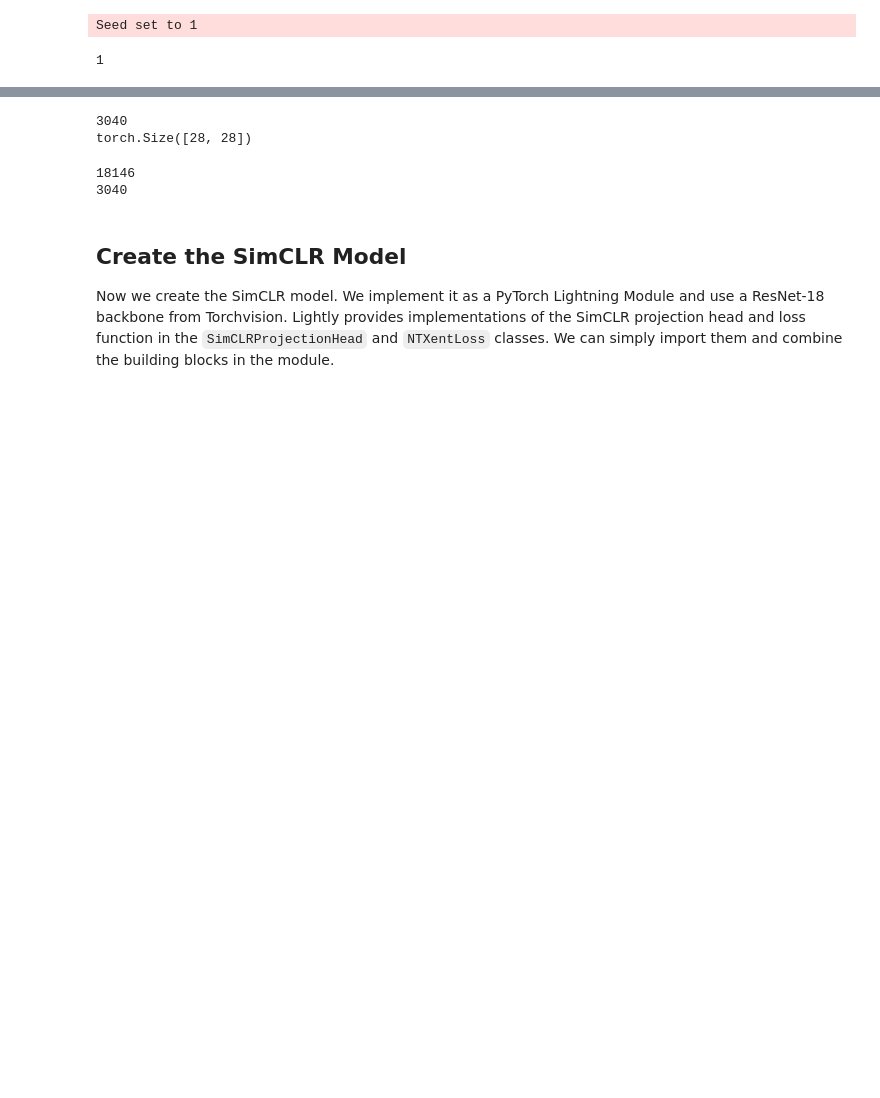
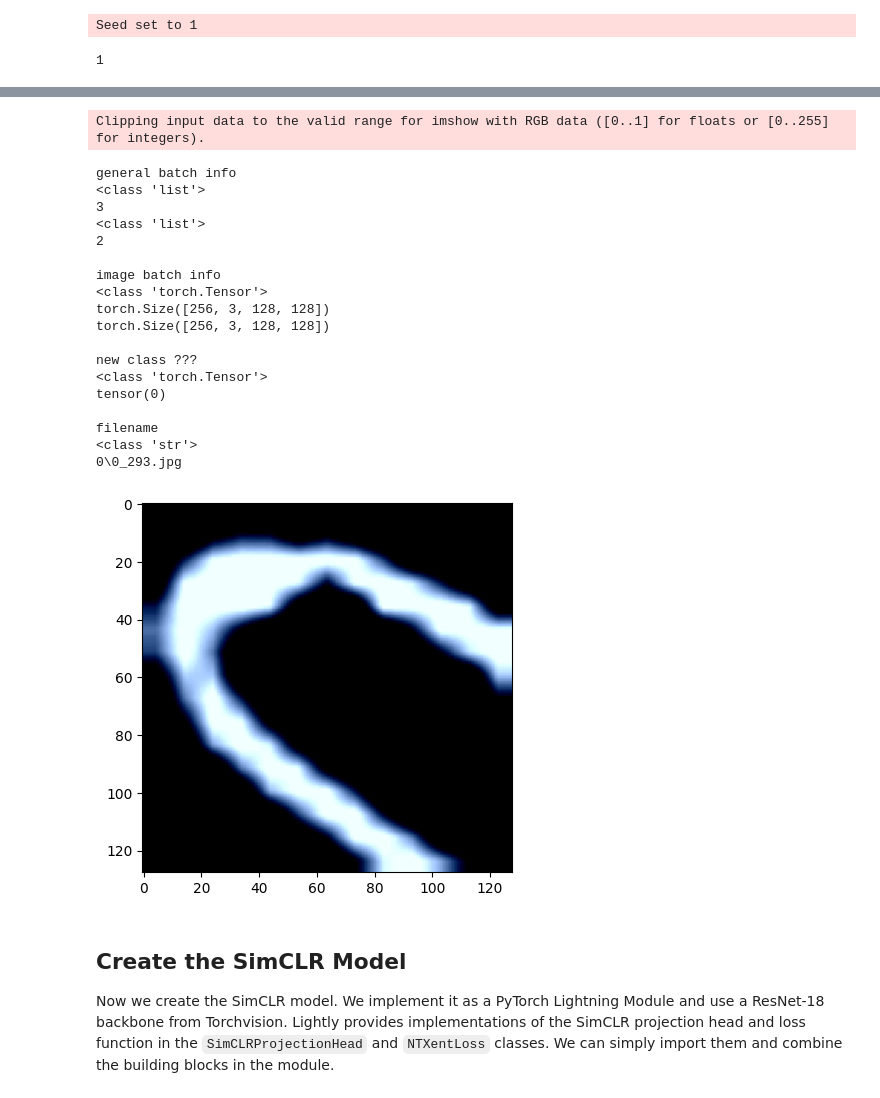
Before and after one commit to MKaczkow/ml_concepts, a Jupyter notebook: ideas/ssl/simcrl_mnist.ipynb, the cells around one changed output, grey strips where cells are left out. Cells and saved outputs as stored; diff of their text form; code cells hidden in the pictures; blank space fills up the shorter version.

Commit message:
cleanup, made sure dataset doesn't get messed up

```diff
--- a/ideas/ssl/simcrl_mnist.ipynb
+++ b/ideas/ssl/simcrl_mnist.ipynb
@@ -75,6 +76,9 @@ num_workers = 8
 seed = 1
 max_epochs = 20
 num_ftrs = 32
+
+path_to_data = Path("datasets/MNIST")
+path_to_train_data = path_to_data / "train"
 # %% [markdown]
 Let's set the seed for our experiments
 # %%
@@ -157,4 +88,0 @@ if os.path.exists("./datasets/mnist/MNIST"):
-# %%
-path_to_data = r"./datasets/mnist"
-path_to_train_data = Path(path_to_data) / "train"
-path_to_test_data = Path(path_to_data) / "test"
@@ -183,0 +100,6 @@ test_transform = torchvision.transforms.Compose(
+# %%
+train_transform = SimCLRTransform(input_size=input_size, vf_prob=0.5, rr_prob=0.5)
+# %%
+train_dataset_simclr = LightlyDataset(
+    input_dir=path_to_train_data, transform=train_transform
+)
@@ -187,7 +117 @@ dataloader_test = torch.utils.data.DataLoader(
 )
-# %%
-print(len(test_dataset))
-print(test_dataset.data[11].shape)
-# %% [output]
-3040
-torch.Size([28, 28])
@@ -202,6 +117,0 @@ test_dataset_simclr = LightlyDataset(
-# %%
-print(len(train_dataset_simclr))
-print(len(test_dataset_simclr))
-# %% [output]
-18146
-3040
@@ -224,3 +118,46 @@ dataloader_test_simclr = torch.utils.data.DataLoader(
+# %%
+for batch in dataloader_train_simclr:
+    print("\ngeneral batch info")
+    print(type(batch))
+    print(len(batch))
+    print(type(batch[0]))
+    print(len(batch[0]))
+
+    print("\nimage batch info")
+    print(type(batch[0][0]))
+    print(batch[0][0].shape)
+    print(batch[0][1].shape)
+    plt.imshow(batch[0][0][21].permute(1, 2, 0))
+
+    print("\ntarget")
+    print(type(batch[1][21]))
+    print(batch[1][21])
+
+    print("\nfilename")
+    print(type(batch[2][21]))
+    print(batch[2][21])
+    break
+# %% [output]
+Clipping input data to the valid range for imshow with RGB data ([0..1] for floats or [0..255] for integers).
+general batch info
+<class 'list'>
+3
+<class 'list'>
+2
+
+image batch info
+<class 'torch.Tensor'>
+torch.Size([256, 3, 128, 128])
+torch.Size([256, 3, 128, 128])
+
+new class ???
+<class 'torch.Tensor'>
+tensor(0)
+
+filename
+<class 'str'>
+0\0_293.jpg
+[figure, added]
 # %% [markdown]
 ## Create the SimCLR Model
 Now we create the SimCLR model. We implement it as a PyTorch Lightning Module
```
Also changed, not shown: parts of 70 cells of this notebook, 9 other files.
